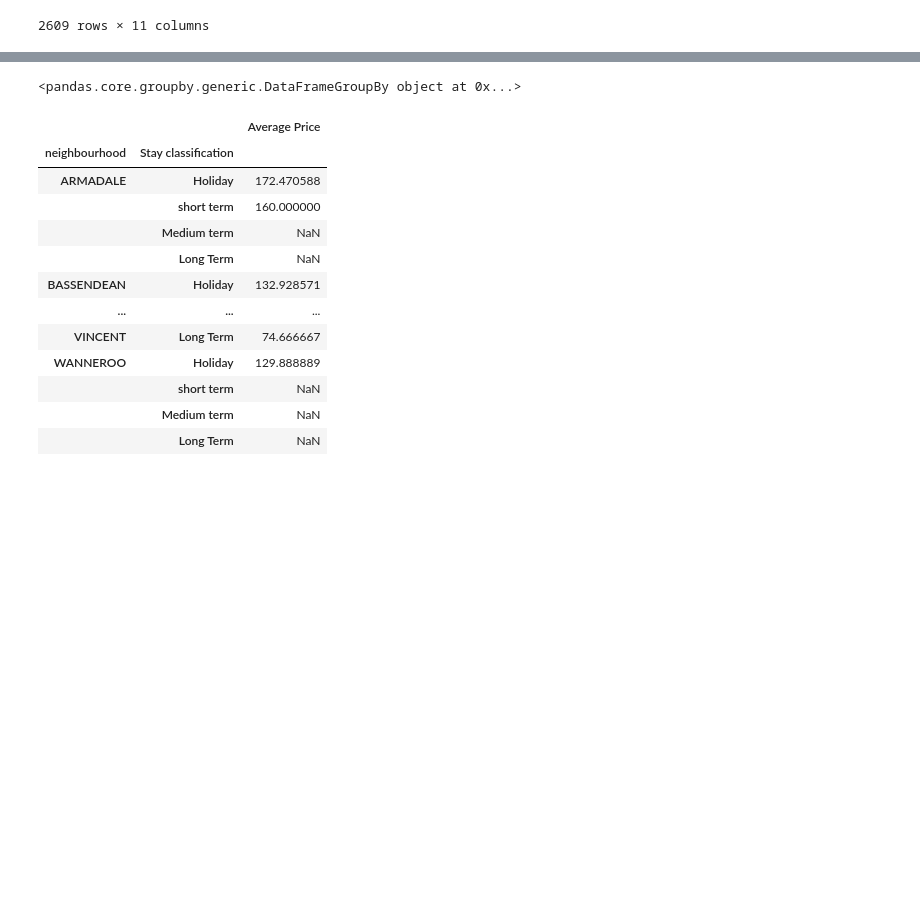
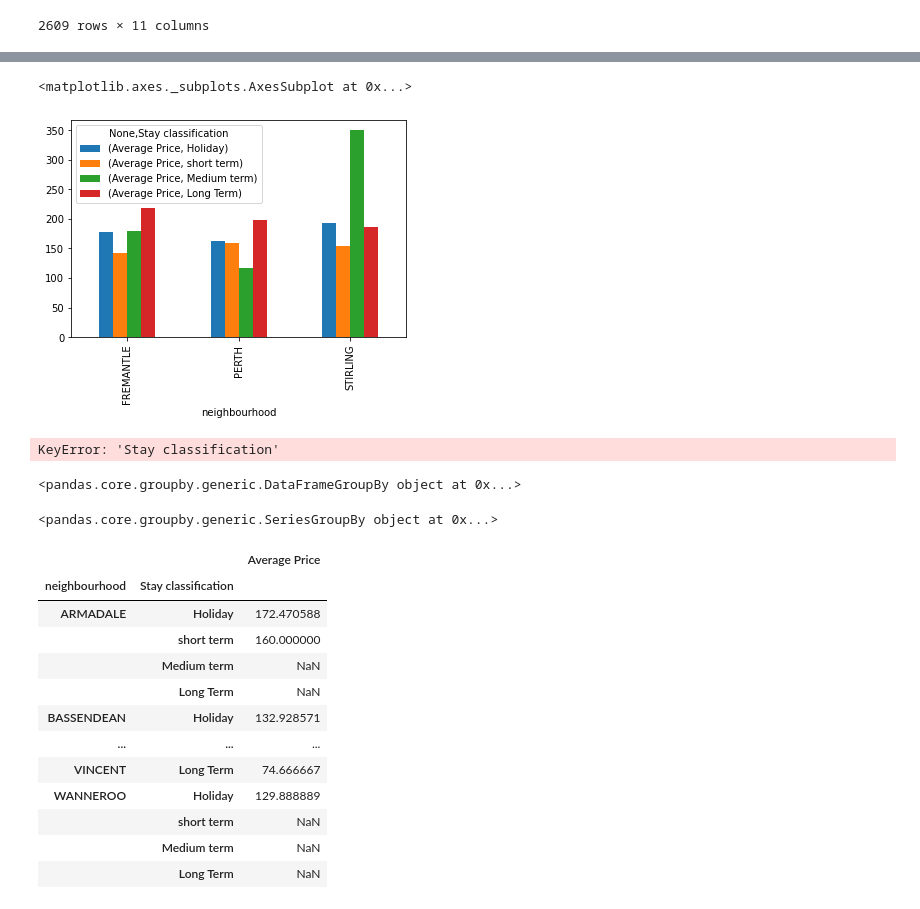
Before and after one commit to nickjaycarr88/project1_airbnb, a Jupyter notebook: Q3.ipynb, the cells around one changed output, grey strips where cells are left out. Saved outputs shown, nothing was run; the diff lists cells and outputs as text; code cells hidden in the pictures; blank space fills up the shorter version.

```diff
--- a/Q3.ipynb
+++ b/Q3.ipynb
@@ -116,3 +119,10 @@ See the caveats in the documentation: https://pandas.pydata.org/pandas-docs/stab
 | 8020 | 52116476 | MANDURAH | -32.54639 | 115.68400 | Entire home/apt | 523 | 3 | 15 | ... |
 | 2993 | 22331528 | MANDURAH | -32.54678 | 115.72227 | Entire home/apt | 285 | 2 | 60 | ... |
 2609 rows × 11 columns
+# %%
+#Extracting data for few suburbs
+values = ["PERTH", "FREMANTLE", "STIRLING"]
+apt_df_extract = apt_df.loc[apt_df['neighbourhood'].isin(values)]
+apt_df_extract
+#term_average_price_2_filter = term_average_price_2.loc[term_average_price_2['neighbourhood'] == "COTTESLOE"]
+#term_average_price_2_filter
@@ -118,0 +143,3 @@ See the caveats in the documentation: https://pandas.pydata.org/pandas-docs/stab
+# %%
+apt_df_extract_groupby = apt_df_extract.groupby(['neighbourhood','Stay classification'])
+apt_df_extract_groupby
@@ -118,0 +148,4 @@ See the caveats in the documentation: https://pandas.pydata.org/pandas-docs/stab
+# %%
+apt_df_extract_average_price = pd.DataFrame({"Average Price":apt_df_extract_groupby["price"].mean(),
+                                 })
+apt_df_extract_average_price
@@ -118,0 +167,3 @@ See the caveats in the documentation: https://pandas.pydata.org/pandas-docs/stab
+# %%
+apt_df_extract_average_price = apt_df_extract_average_price.replace(np.nan,0)
+apt_df_extract_average_price
@@ -118,0 +185,11 @@ See the caveats in the documentation: https://pandas.pydata.org/pandas-docs/stab
+# %%
+apt_df_extract_average_price.unstack().plot.bar()
+#legend("topright",
+#      legend)
+# %% [output]
+<matplotlib.axes._subplots.AxesSubplot at 0x...>
+[figure, added]
+# %%
+apt_df_extract_average_price.unstack().plot(x = 'Stay classification', y = 'Average Price', hue = 'neighbourhood')
+# %% [output]
+KeyError: 'Stay classification'
@@ -121,6 +233,10 @@ term_groupby_2 = apt_df.groupby(['neighbourhood','Stay classification'])
 term_groupby_2
 # %% [output]
 <pandas.core.groupby.generic.DataFrameGroupBy object at 0x...>
+# %%
+term_groupby_2['neighbourhood']
+# %% [output]
+<pandas.core.groupby.generic.SeriesGroupBy object at 0x...>
 # %%
 term_average_price_2 = pd.DataFrame({"Average Price":term_groupby_2["price"].mean(),
                                  })
```
Also changed, not shown: parts of 10 cells of this notebook, 9 other files.
